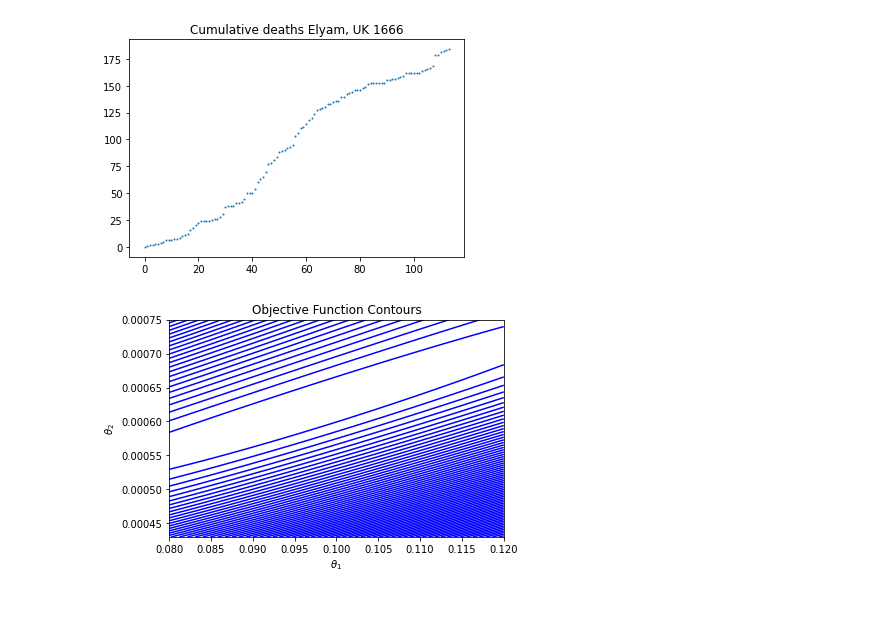
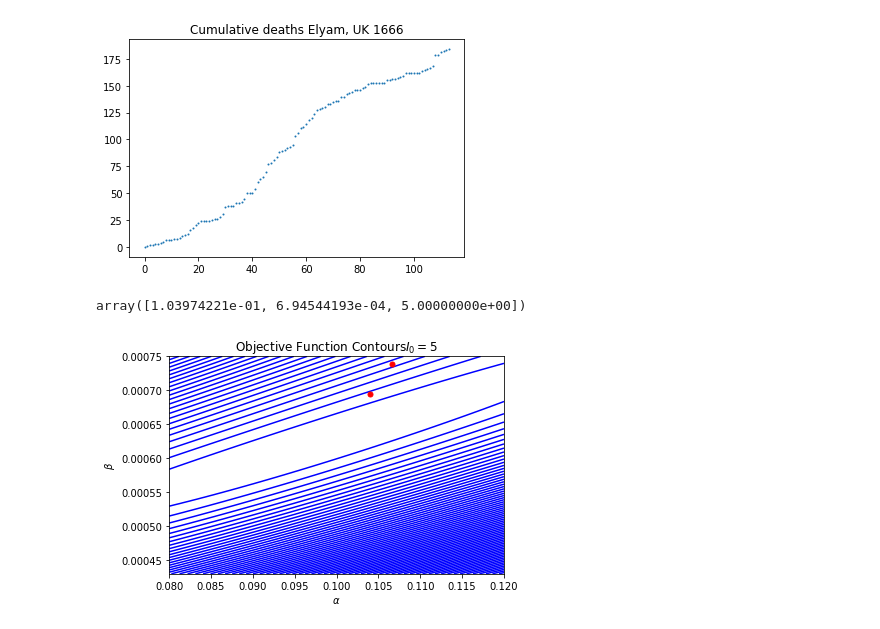
Before and after one commit to jear2412/BUQ-ODEsMCMC, a Jupyter notebook: BlackPlague-SIR.ipynb, the cells around one changed output. Drawn from its saved outputs; the diff is of its cells as text; code cells hidden in the pictures.

Commit message:
Black Plague Eyam 1666

```diff
--- a/BlackPlague-SIR.ipynb
+++ b/BlackPlague-SIR.ipynb
@@ -47,7 +60,7 @@ import time
 
     '''
 
-N=261
+N=261 #Total population
 
 def SIR( X, t,  alpha, beta, I0  ):
     dSdt= -beta* X[0] * X[1]
@@ -56,7 +69,7 @@ def SIR( X, t,  alpha, beta, I0  ):
     return np.array( [   dSdt, dIdt, dRdt   ]   )
 
 
-data = pd.read_csv("/content/drive/My Drive/Colab Notebooks/Eyam_time_SIR.csv")
+data = pd.read_csv("Eyam_time_SIR.csv")
 data.index
 y=np.append(0, pd.Series.to_numpy(data.iloc[:, 3])) #cumulative deaths
 x=pd.Series.to_numpy(data.iloc[ 111:114 , 2 ])
@@ -151,14 +164,35 @@ def pSurface(xx,yy, Z):
     ax.set_zlabel( r'$Posterior Surface' )
     ax.view_init( 60, 35 )
     fig
+# %%
+#Critical points
+from scipy import optimize
+
+a=scipy.stats.uniform.rvs( 0.085, 0.12-0.085, 1  )
+b=scipy.stats.uniform.rvs( 0.0004, 0.00075-0.0004, 1  )
+
+xopt=optimize.minimize( lpost ,  np.array([a[0],b[0],5 ])  ,method='bfgs', tol=1e-5)
+xopt['x']
+# %% [output]
+array([1.03974221e-01, 6.94544193e-04, 5.00000000e+00])
 # %%
+#Maximum points and contour function
+
 xx,yy,Z= fpoints(f= lpost,args=1, theta= np.array([ 0.09 , 0.0007 , 5 ]) ,
                   pars= np.array([ 0,1]),
                   lb=np.array([ 0.080, 0.00043 ])  , upb= np.array([ .120 , 0.00075  ])  , m=100 )
 
+#xopt1=np.array([1.03235218e-01, 6.54904342e-04, 4.30228503e+00])
+xopt1=np.array([1.03974221e-01, 6.94544193e-04, 5.00000000e+00])
+xopt2=np.array([1.06568129e-01, 7.38785972e-04, 5.00000000e+00])
 
-
-pContour( xx, yy, Z , c=100)
+plt.plot( xopt1[0],xopt1[1] ,'.' , markersize=10 , color='red')
+plt.plot( xopt2[0],xopt2[1] , '.' , markersize=10 , color='red')
+plt.contour( xx, yy, Z, 100, colors='b' )
+plt.xlabel( r'$\alpha$')
+plt.ylabel( r'$\beta$' )
+plt.title( r'Objective Function Contours'+r'$I_0=5$' )
+plt.show()
 # %% [output]
-[figure, old version]
+[figure, new version]
 # %%
```
Also changed, not shown: parts of 38 cells of this notebook.
